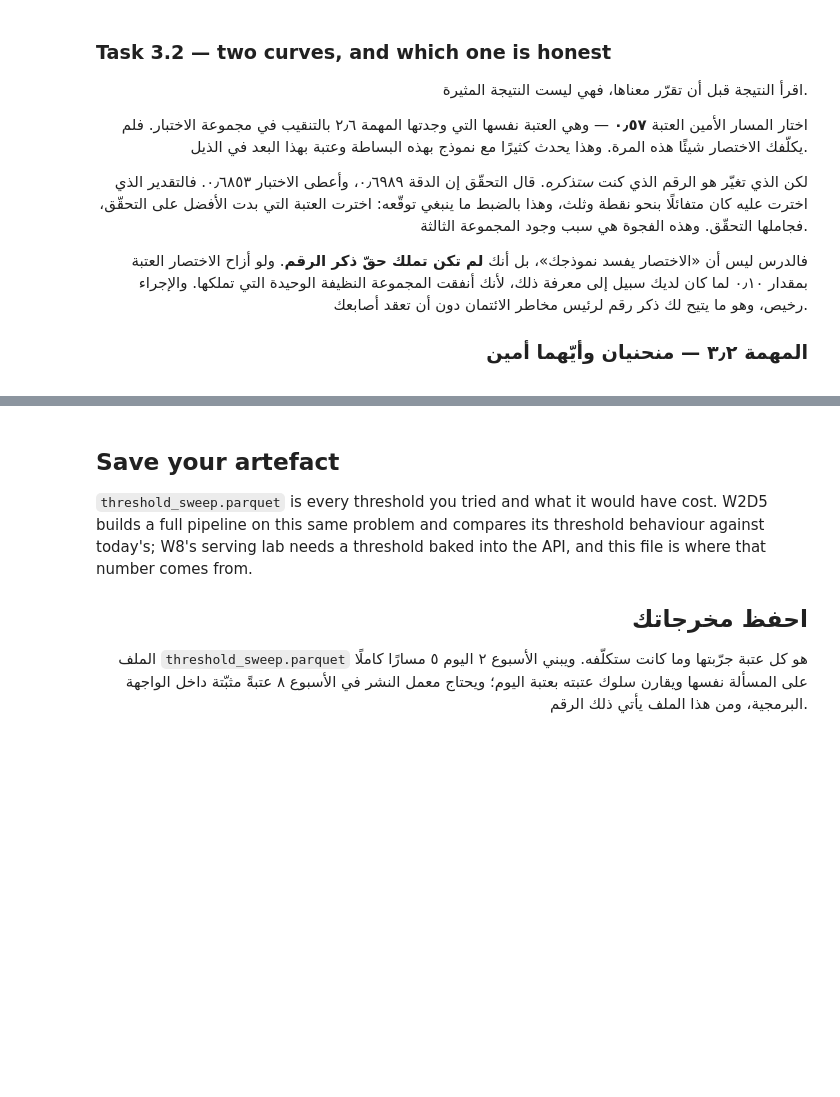
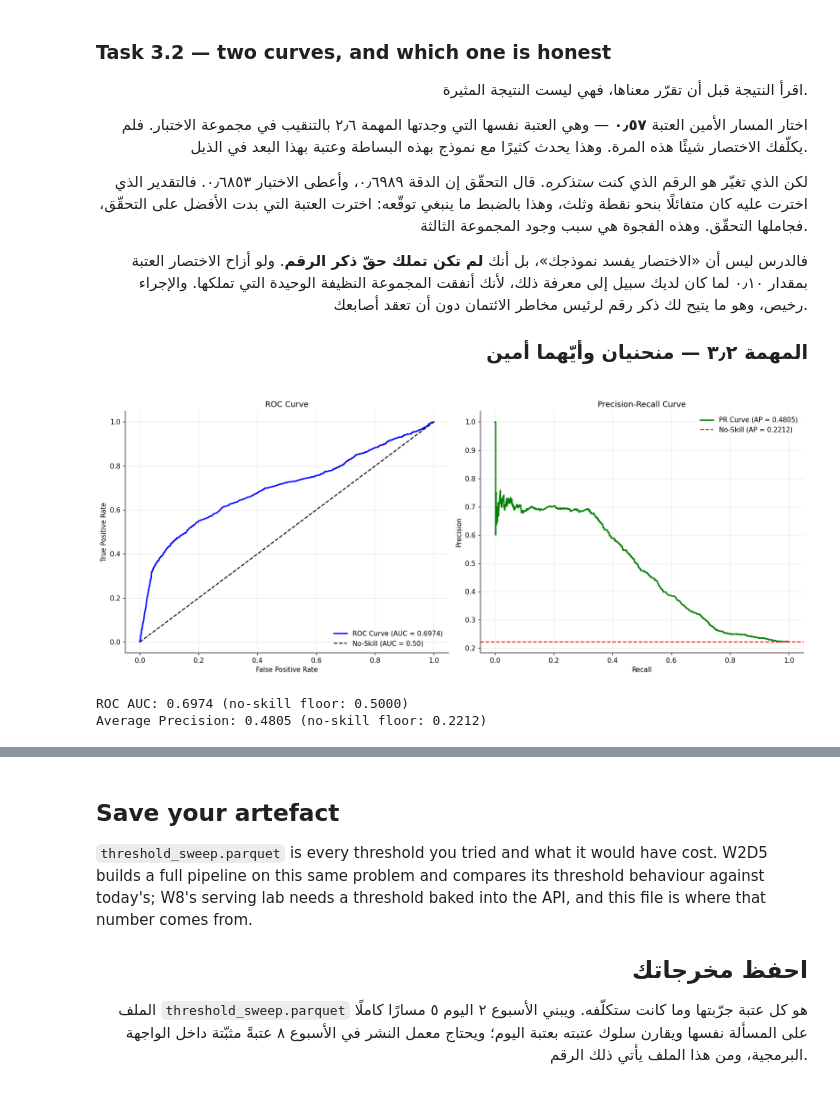
Before and after one commit to NawafK70/AIEP_Olo_student, a Jupyter notebook: week_1_foundations/labs/D4_evaluating_honestly/D4_evaluating_honestly_blank.ipynb, the cells around one changed output, grey strips where cells are left out. Saved outputs shown, nothing was run; the diff lists cells and outputs as text; code cells hidden in the pictures; blank space fills up the shorter version.

```diff
--- a/week_1_foundations/labs/D4_evaluating_honestly/D4_evaluating_honestly_blank.ipynb
+++ b/week_1_foundations/labs/D4_evaluating_honestly/D4_evaluating_honestly_blank.ipynb
@@ -962,24 +980,63 @@ credit risk without crossing your fingers.
 # %%
 # ────────────────────────────────────────────────────────────────────
 # 1) sklearn gives you both curves directly from the probabilities — look for roc_curve and
 #    precision_recall_curve, plus roc_auc_score and average_precision_score.
 # 2) Draw them side by side with plt.subplots(1, 2).
 # 3) The no-skill line differs between the two. For ROC it is the diagonal. For
 #    precision-recall it is a horizontal line at the positive rate of the data.
 # 4) Print both summary numbers with the no-skill value next to each.
 # Search: "sklearn roc_curve precision_recall_curve average_precision_score"
 #
 # ١) تعطيك sklearn المنحنيين مباشرةً من الاحتمالات — ابحث عن roc_curve وprecision_recall_curve
 #    وroc_auc_score وaverage_precision_score.
 # ٢) ارسمهما جنبًا إلى جنب بـplt.subplots(1, 2).
 # ٣) خطّ «بلا مهارة» يختلف بينهما. فهو القطر في ROC، وخط أفقي عند نسبة الإيجابيات في
 #    منحنى الدقة–الاستدعاء.
 # ٤) اطبع الرقمين الملخّصين وبجوار كل منهما قيمة «بلا مهارة».
 # ابحث عن: "sklearn roc_curve precision_recall_curve average_precision_score"
 # ────────────────────────────────────────────────────────────────────
 
 # TODO: Plot the ROC curve and the precision-recall curve side by side, each with its no-skill line.
 # مهمة: ارسم منحنى ROC ومنحنى الدقة–الاستدعاء جنبًا إلى جنب، ولكلٍّ خطّ «بلا مهارة» الخاص به.
+
+from sklearn.metrics import roc_curve, precision_recall_curve, roc_auc_score, average_precision_score
+
+# Calculate metrics using test_probs (from the honest model_fit split)
+fpr, tpr, _ = roc_curve(y_test, test_probs)
+roc_auc = roc_auc_score(y_test, test_probs)
+
+precision_curve, recall_curve, _ = precision_recall_curve(y_test, test_probs)
+avg_precision = average_precision_score(y_test, test_probs)
+
+positive_rate = y_test.mean()
+
+fig, axes = plt.subplots(1, 2, figsize=(15, 6))
+
+axes[0].plot(fpr, tpr, label=f'ROC Curve (AUC = {roc_auc:.4f})', color='b', lw=2)
+axes[0].plot([0, 1], [0, 1], 'k--', label='No-Skill (AUC = 0.50)')
+axes[0].set_title('ROC Curve')
+axes[0].set_xlabel('False Positive Rate')
+axes[0].set_ylabel('True Positive Rate')
+axes[0].legend(loc='lower right')
+axes[0].grid(True)
+
+axes[1].plot(recall_curve, precision_curve, label=f'PR Curve (AP = {avg_precision:.4f})', color='g', lw=2)
+axes[1].axhline(y=positive_rate, color='r', linestyle='--', label=f'No-Skill (AP = {positive_rate:.4f})')
+axes[1].set_title('Precision-Recall Curve')
+axes[1].set_xlabel('Recall')
+axes[1].set_ylabel('Precision')
+axes[1].legend(loc='upper right')
+axes[1].grid(True)
+
+plt.tight_layout()
+plt.show()
+
+print(f"ROC AUC: {roc_auc:.4f} (no-skill floor: 0.5000)")
+print(f"Average Precision: {avg_precision:.4f} (no-skill floor: {positive_rate:.4f})")
+# %% [output]
+[figure, added]
+ROC AUC: 0.6974 (no-skill floor: 0.5000)
+Average Precision: 0.4805 (no-skill floor: 0.2212)
 # %% [markdown]
 The ROC curve looks reasonable. The AUC is 0.70 against a no-skill floor of 0.50, and if you put that on
 a slide nobody would object.
```
Also changed, not shown: parts of 7 cells of this notebook.
